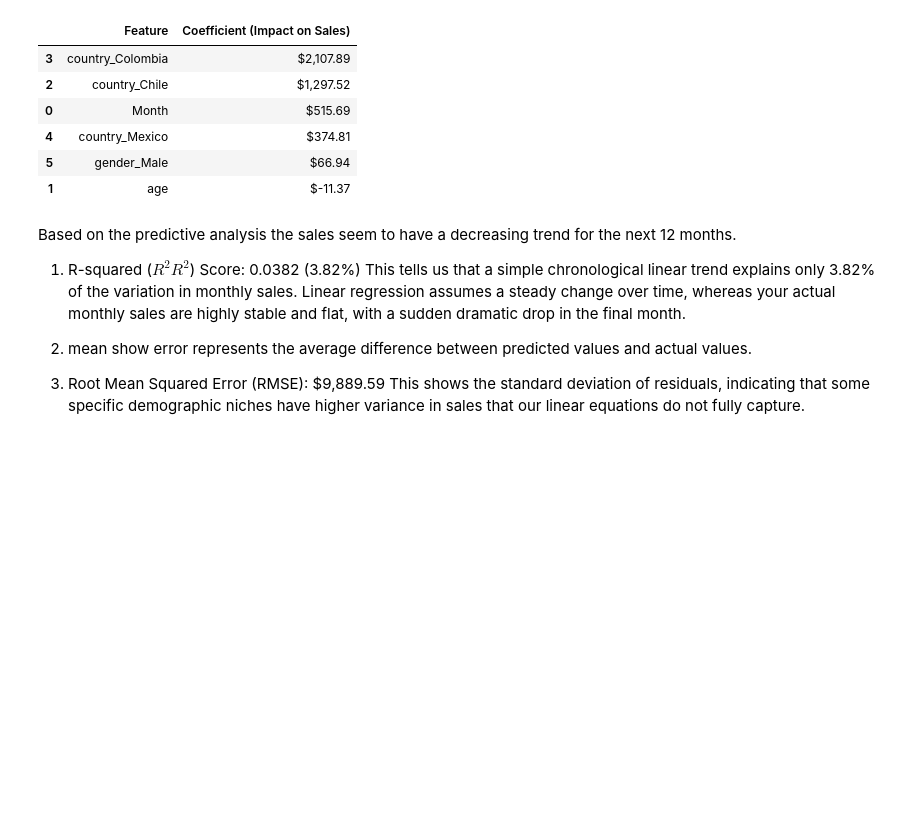
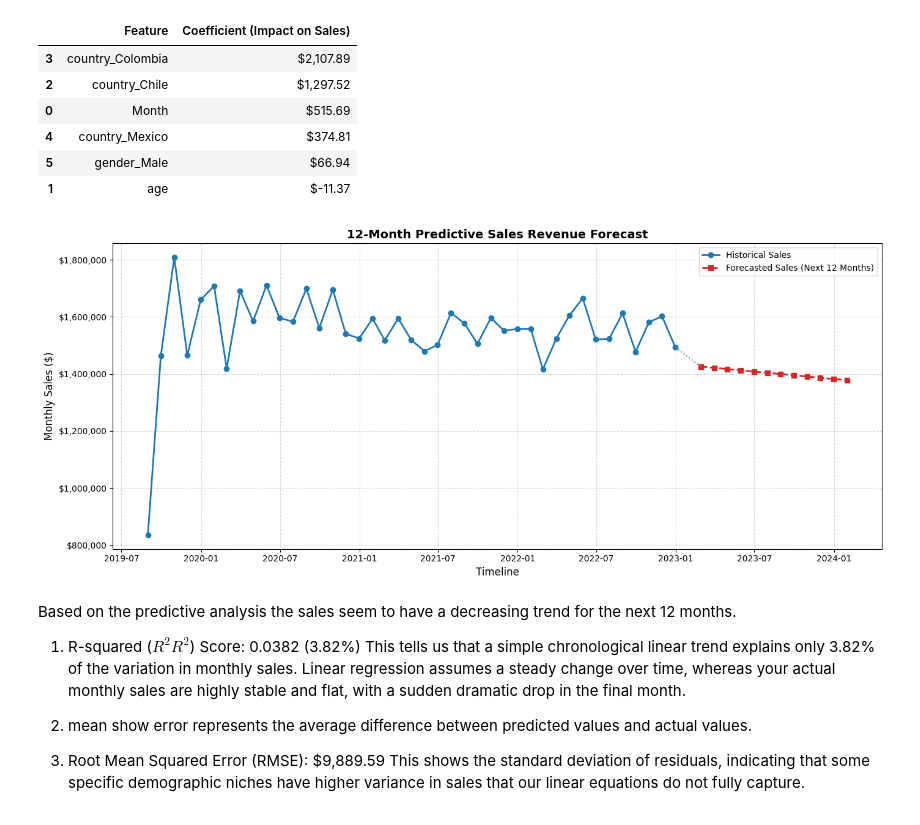
Before and after one commit to VY-MS123/NTUC_Capstone_MarketAnalysis, a Jupyter notebook: Capstone_Market.ipynb, the cells around one changed output. Saved outputs shown, nothing was run; the diff lists cells and outputs as text; code cells hidden in the pictures; blank space fills up the shorter version.

```diff
--- a/Capstone_Market.ipynb
+++ b/Capstone_Market.ipynb
@@ -1332,6 +1332,62 @@ Root Mean Squared Error (RMSE): $9,889.59
 | 4 | country_Mexico | $374.81 |
 | 5 | gender_Male | $66.94 |
 | 1 | age | $-11.37 |
+# %%
+import pandas as pd
+import numpy as np
+import matplotlib.pyplot as plt
+
+# 1. Reconstruct historical aggregated monthly sales
+purch_url = 'https://raw.githubusercontent.com/VY-MS123/NTUC_Capstone_MarketAnalysis/refs/heads/main/purchase.csv'
+df_p = pd.read_csv(purch_url)
+df_p['order_date'] = pd.to_datetime(df_p['order_date'], format='%d-%m-%Y')
+
+# Exclude incomplete month for consistency
+df_p = df_p[df_p['order_date'] < '2023-01-01'].copy()
+df_p['Sales'] = df_p['price']
+
+historical_monthly = df_p.resample('ME', on='order_date')['Sales'].sum().reset_index()
+
+# 2. Since the forecasted data is saved in forecast_df, let's plot both lines
+plt.figure(figsize=(14, 6))
+plt.plot(
+    historical_monthly['order_date'],
+    historical_monthly['Sales'],
+    marker='o',
+    label='Historical Sales',
+    color='#1f77b4',
+    linewidth=2
+)
+
+plt.plot(
+    forecast_df['order_date'],
+    forecast_df['Predicted_Sales'],
+    marker='s',
+    linestyle='--',
+    label='Forecasted Sales (Next 12 Months)',
+    color='#d62728',
+    linewidth=2
+)
+
+# Connect the actual last point to the first forecast point visually
+plt.plot(
+    [historical_monthly['order_date'].iloc[-1], forecast_df['order_date'].iloc[0]],
+    [historical_monthly['Sales'].iloc[-1], forecast_df['Predicted_Sales'].iloc[0]],
+    linestyle=':',
+    color='gray'
+)
+
+# Format the graph
+plt.title('12-Month Predictive Sales Revenue Forecast', fontsize=14, fontweight='bold')
+plt.xlabel('Timeline', fontsize=12)
+plt.ylabel('Monthly Sales ($)', fontsize=12)
+plt.gca().yaxis.set_major_formatter(plt.FuncFormatter(lambda x, loc: f"${x:,.0f}"))
+plt.grid(True, linestyle='--', alpha=0.5)
+plt.legend()
+plt.tight_layout()
+plt.show()
+# %% [output]
+[figure, added]
 # %% [markdown]
 Based on the predictive analysis the sales seem to have a decreasing trend for the next 12 months.
 
```
